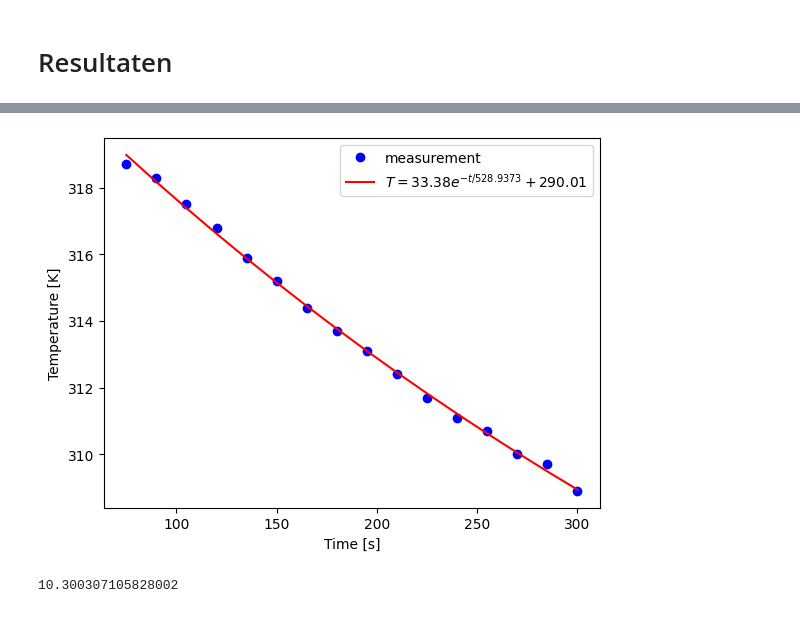
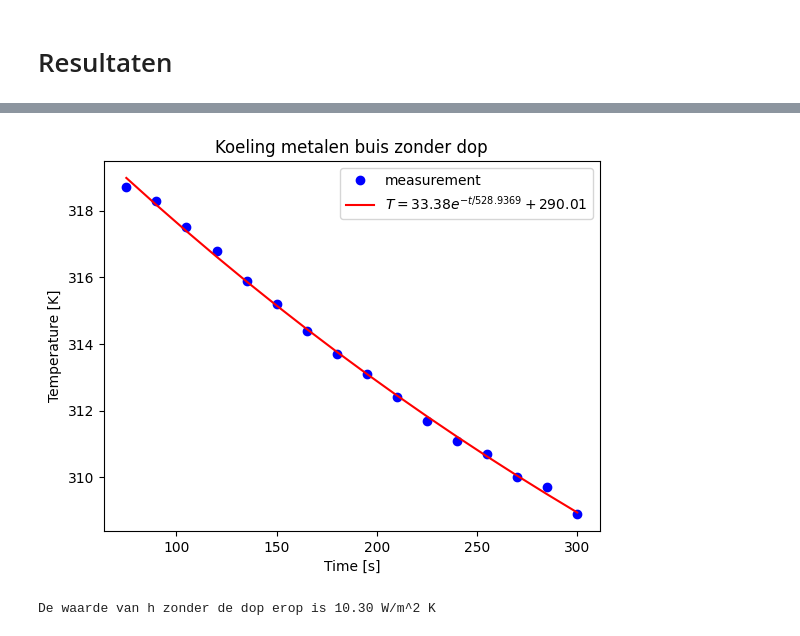
Before and after one commit to BobVill/32, a Jupyter notebook: Content/Labs/koelbuis.ipynb, the cells around one changed output, grey strips where cells are left out. Cells and saved outputs as stored; diff of their text form; code cells hidden in the pictures.

```diff
--- a/Content/Labs/koelbuis.ipynb
+++ b/Content/Labs/koelbuis.ipynb
@@ -163,8 +171,6 @@ Zorg ervoor dat je de buis niet aanraakt terwijl deze warm is. De metalen buis g
 - Vergelijk je resultaten met je groepsgenoten die een vergelijkbare buis hebben gemeten (dit kan klassikaal).
 - Welk deel van de warmteoverdrachtscoëfficiënt verwacht je dat gegeven is door de geleiding, straling en convectie? Onderbouw je redenering.
 # %%
-import numpy as np
-import matplotlib.pyplot as plt
 diameter_buiten=5.01/100 #m
 hoogte=10.18/100 #m
 diameter_binnen =4.67/100 #m
@@ -186,11 +192,8 @@ warmtecapaciteit=C_messing*m_buis #J/K
 T_omg=21.0+273 #K
 # Met dop
 temps_met_dop=np.array([47.2,46.9, 46.1, 45.6, 45.0, 44.0, 43.5, 42.8, 42.3, 41.5, 41.1, 40.2, 39.6, 39.0, 38.4, 37.9, 37.4, 36.9, 36.4, 35.9, 35.5, 35.2, 34.9])+273 #K
-times_met_dop=np.array([10, 15, 25, 33, 40, 55, 65, 75, 85, 100, 115, 130, 145, 160, 175, 190, 205, 220, 235, 250, 265, 280, 295])+45 #s
+times_met_dop=np.array([10, 15, 25, 33, 40, 55, 65, 75, 85, 100, 115, 130, 145, 160, 175, 190, 205, 220, 235, 250, 265, 280, 295])+45 #s #De metingen met dop begonnen 45 seconden later
 # Zonder dop
-temps_zonder_dop=np.array([45.5, 45.8, 45.7, 45.3, 44.5, 43.8, 42.9, 42.2, 41.4, 40.7, 40.1, 39.4, 38.7, 38.1, 37.7, 37.0, 36.7, 35.9])+273 #K
-times_zonder_dop=np.array([45,60,75,90,105,120,135,150,165,180,195,210,225,240,255,270,285,300]) #s
-
 temps_zonder_dop=np.array([45.7, 45.3, 44.5, 43.8, 42.9, 42.2, 41.4, 40.7, 40.1, 39.4, 38.7, 38.1, 37.7, 37.0, 36.7, 35.9])+273 #K
 times_zonder_dop=np.array([75,90,105,120,135,150,165,180,195,210,225,240,255,270,285,300]) #s
 # %% [markdown]
@@ -248,48 +245,39 @@ print(h_exp) # warmteoverdrachtscoëfficiënt in W/m^2 K
 # %%
-# Hier de data en de analyse
-import numpy as np
-import matplotlib.pyplot as plt
-from scipy.optimize import curve_fit
-
-
+#Zonder dop:
 def exp_func(t, A, tau, T_omg):
     # A is verschiltemperatuur met omgeving aan start
     # tau is de karakteristieke tijd voor de koeling
     # T_omg is de omgevingstemperatuur
     return (A * np.exp(-t/tau) + T_omg)
 
 buitenoppervlak = buitenoppervlak # bepaal zelf in m^2
 warmtecapaciteit = warmtecapaciteit # bepaal de warmtecapaciteit in J/K
 
 times = times_zonder_dop
 temps = temps_zonder_dop
 
 
 # pas beginwaardes aan naar schatting
 # Het aantal maxfev moet wellicht hoger voor goede convergentie van de waarde
-popt, pocv = curve_fit(exp_func, times, temps, p0=[buitenoppervlak, 50, T_omg], maxfev=5000)
+popt, pocv = curve_fit(exp_func, times, temps, p0=[np.max(times_zonder_dop)-T_omg, 50, T_omg], maxfev=5000)
 
 A_exp, tau_exp, T_omg_exp = popt
 
 y_fit = exp_func(times, *popt)
 
 plt.figure()
+plt.title('Koeling metalen buis zonder dop')
 plt.xlabel('Time [s]')
 plt.ylabel('Temperature [K]')
-
 plt.plot(times, temps, 'bo', label='measurement')
 plt.plot(times, y_fit, 'r-', label='$T = %0.2f e^{-t/%0.4f} + %0.2f$' % (A_exp, tau_exp, T_omg_exp))
-
 plt.legend()
-
+plt.savefig(r"C:\Users\ville\Downloads\TU Delft\2025-2026\Q2\IP2\Project\thermolab-1\Figures\Grafiek metalen buis zonder dop.png", dpi=450)
 plt.show()
 
 h_exp = (warmtecapaciteit) / (tau_exp * buitenoppervlak)
 
-print(h_exp) # warmteoverdrachtscoëfficiënt in W/m^2 K
-# Sla figuren op met
-#
-# plt.savefig("Figuren/naam.png", dpi=450)
+print('De waarde van h zonder de dop erop is %.2f W/m^2 K' %h_exp) # warmteoverdrachtscoëfficiënt in W/m^2 K
 # %% [output]
-[figure, old version]
+[figure, new version]
-10.300307105828002
+De waarde van h zonder de dop erop is 10.30 W/m^2 K
```
Also changed, not shown: parts of 9 cells of this notebook, 10 other files.
